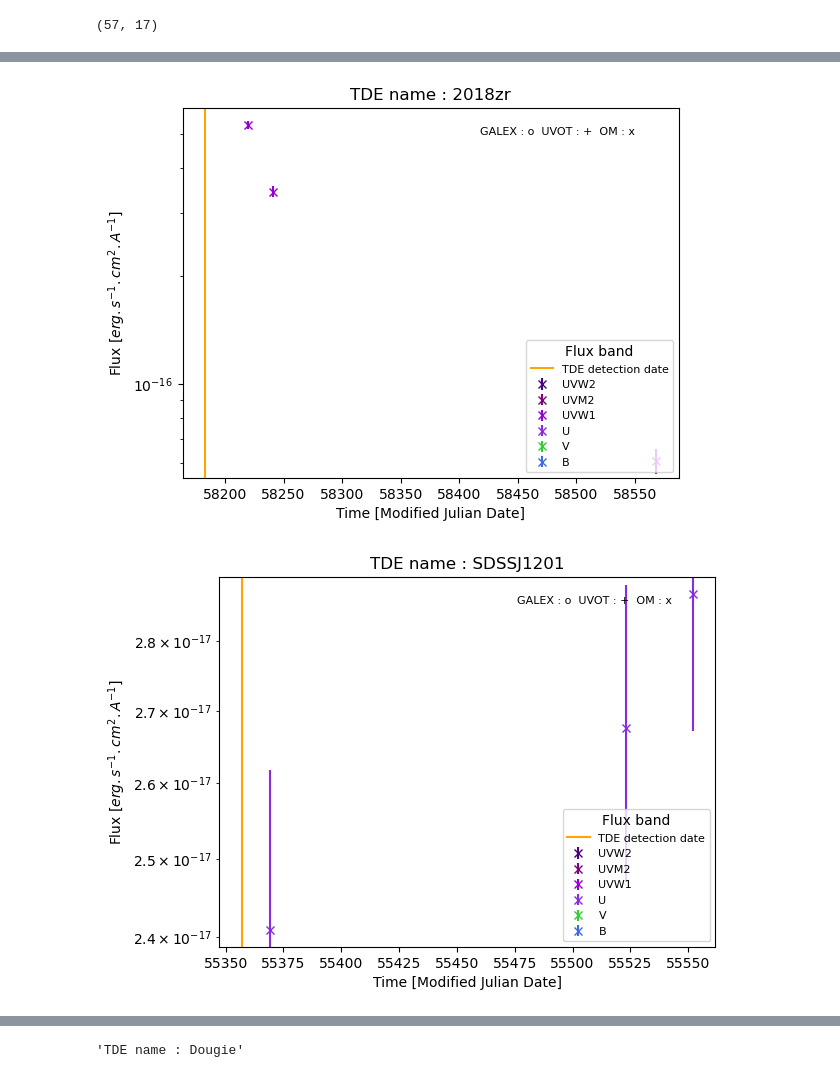
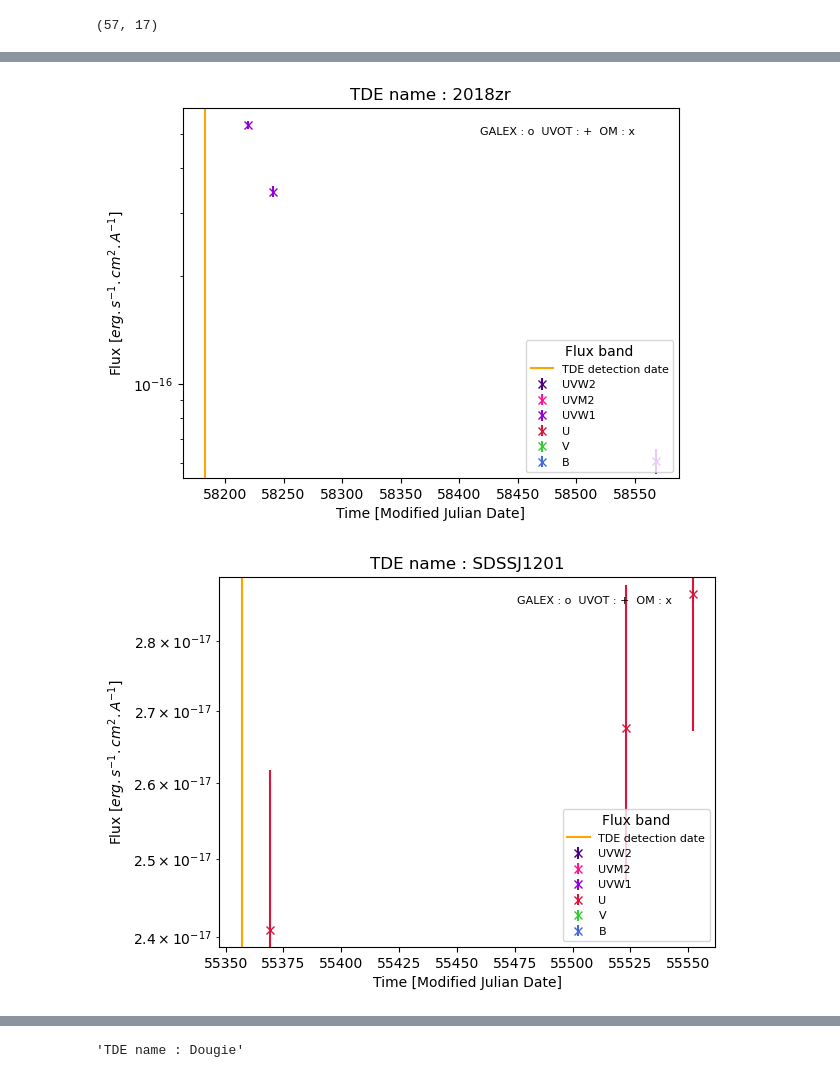
Before and after one commit to JulienValteau/TFM_TDE_Detection, a Jupyter notebook: TDE_test.ipynb, the cells around one changed output, grey strips where cells are left out. Drawn from its saved outputs; the diff is of its cells as text; code cells hidden in the pictures.

Commit message:
Added calibration resuts to UVOT and OM and corrected colors in known TDE light curves

```diff
--- a/TDE_test.ipynb
+++ b/TDE_test.ipynb
@@ -127,7 +127,7 @@ import matplotlib.pyplot as plt
 import matplotlib.colors as mcolors
 
 fmt_dict = {'GALEX' : 'o', 'UVOT': '+', 'OM': 'x'}
-color_dict = {'UVW2': 'indigo','UVW1': 'darkviolet','UVM2':'purple','U':'blueviolet','V':'limegreen','B':'royalblue'}
+color_dict = {'UVW2': 'indigo','UVW1': 'darkviolet','UVM2':'deeppink','U':'crimson','V':'limegreen','B':'royalblue'}
 for tde in range(df_tde.shape[0]):
     if df_tde.loc[tde,'COUNT'] > 2:
         fig, ax =plt.subplots()
@@ -153,2 +153,2 @@ for tde in range(df_tde.shape[0]):
-[figure, old version]
+[figure, new version]
-[figure, old version]
+[figure, new version]
```
Also changed, not shown: parts of 1 cell of this notebook, 1 other file.
